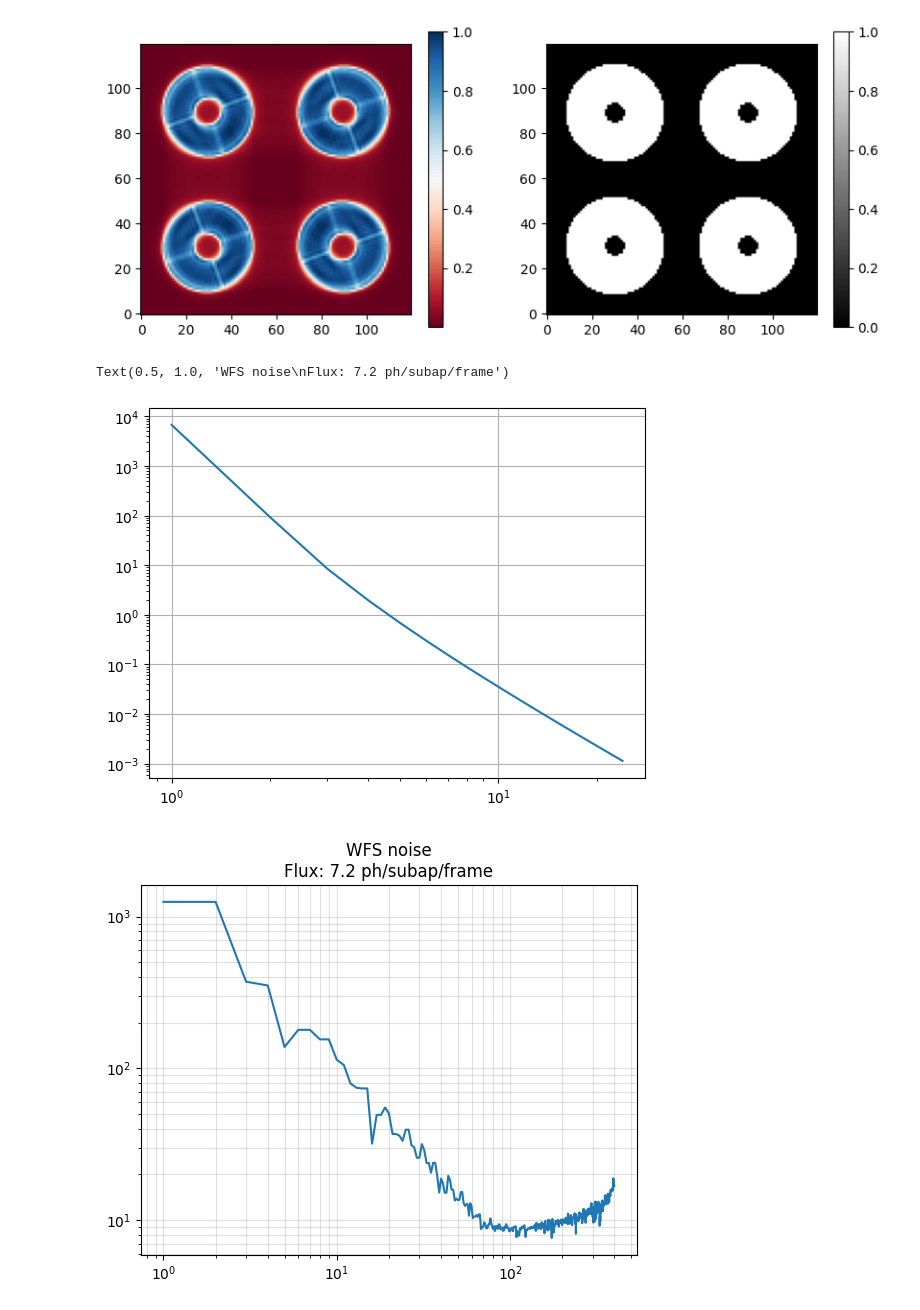
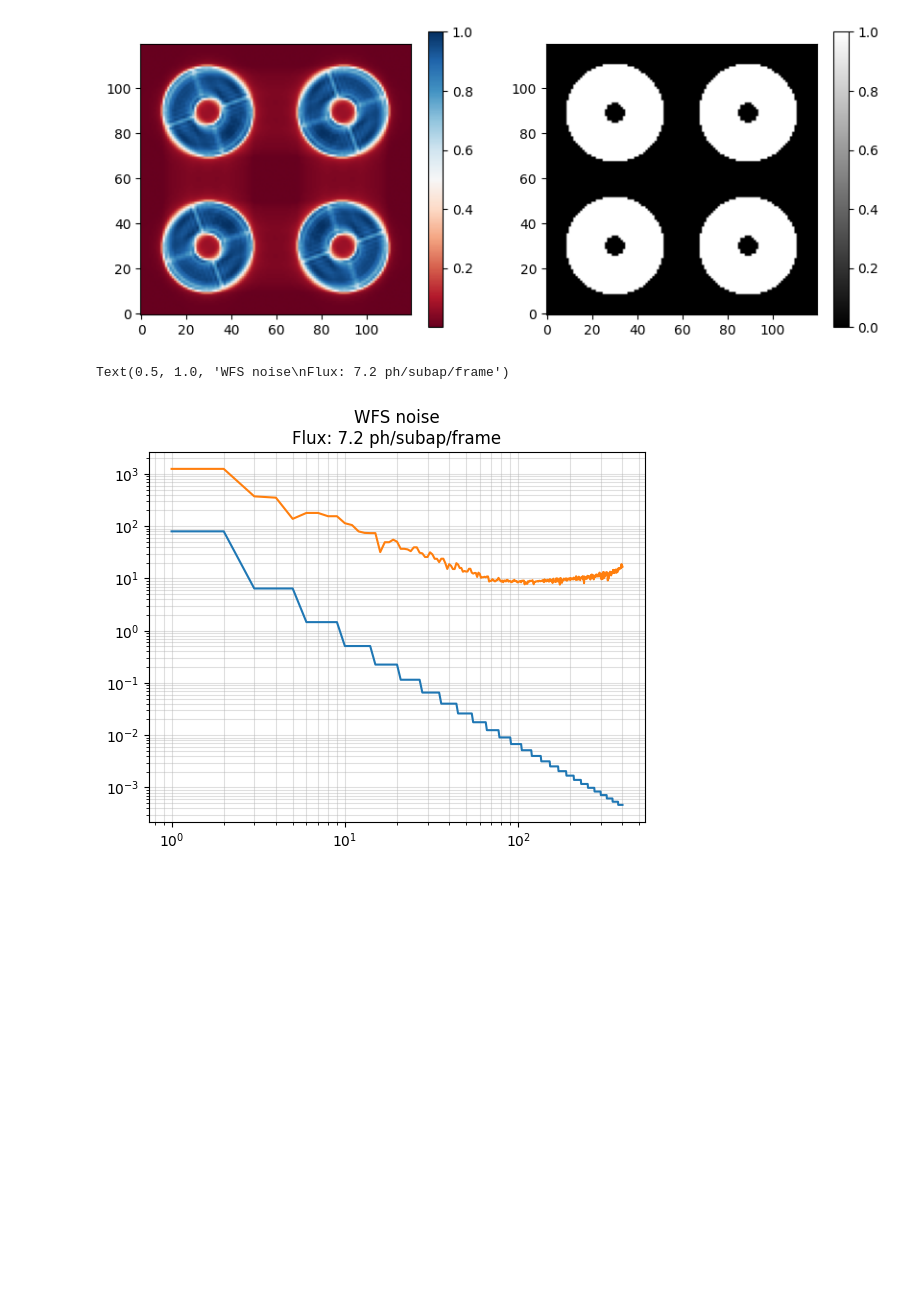
Before and after one commit to ArcetriAdaptiveOptics/SPECULA, a Jupyter notebook: config/ErrorBudget/optIIRTFs.ipynb, the cells around one changed output. Cells and saved outputs as stored; diff of their text form; code cells hidden in the pictures; blank space fills up the shorter version.

```diff
--- a/config/ErrorBudget/optIIRTFs.ipynb
+++ b/config/ErrorBudget/optIIRTFs.ipynb
@@ -201,9 +201,12 @@ def rec_noise(shot_cov,ron_cov, RON=0.5, Nphot=1e+6):
     sigma = ron_cov * RON/Nphot**2 + shot_cov / Nphot
     return sigma
 
-def von_karman_power(k,r0,L0,D):
+def von_karman_power(k,r0,L0):
     C = 0.02289558710855519
-    B = k**2 + (D/L0)**2
-    return C * (r0/D)**(-5.0/3.0) * B**(-11.0/6.0)
+    B = k**2 + (1/L0)**2
+    return C * r0**(-5.0/3.0) * B**(-11.0/6.0)
+
+def get_radial_order_vector(N:int):
+    return np.hstack([np.repeat(i,i) for i in range(2,N+1)])
 
 root_dir = '/raid1/mmenessini/calibration/EKARUS'
@@ -232,36 +238,37 @@ plt.colorbar()
 # %%
 ron_cov = rec_ron_cov(rec,frame,pyr_mask)
 shot_cov = rec_shot_cov(rec,frame,pyr_mask,sn)
+
+x = np.arange(len(ron_cov))+1
 
 mag = 5
 thrp = 0.06
 D = 1.82
 fs = 1000
 Nphot = np.pi*D**2/4 * 10**10 * 10**(-mag/2.5) * thrp * 1/fs
 wfs_noise = rec_noise(ron_cov=ron_cov,shot_cov=shot_cov,RON=0.4,Nphot=Nphot)
 
-vkp = von_karman_power(k=np.arange(24),r0=0.05,L0=25,D=1.82)
+tvec = get_radial_order_vector(28)
+tvec = tvec[:len(x)]
+vkp = von_karman_power(tvec-1,r0=0.05,L0=25)
 
 plt.figure()
-plt.loglog(np.arange(24)+1,vkp)
-plt.grid()
+plt.loglog(x,vkp)
+plt.loglog(x,wfs_noise)
+plt.grid(which='both',alpha=0.4)
+plt.title(f'WFS noise\nFlux: {Nphot/(np.sum(1-pyr_mask)/4):1.1f} ph/subap/frame')
 
 
-x = np.arange(len(ron_cov))+1
+modal_basis = fits.getdata(op.join(root_dir,'ifunc','dm468_kl_inv.fits'))
+
 
 # plt.figure(figsize=(12,4))
 # plt.subplot(1,2,1)
 # plt.loglog(x,ron_cov)
 # plt.grid(which='both',alpha=0.4)
 # plt.subplot(1,2,2)
 # plt.loglog(x,shot_cov)
 # plt.grid(which='both',alpha=0.4)
-
-plt.figure()
-plt.loglog(x,wfs_noise)
-plt.grid(which='both',alpha=0.4)
-plt.title(f'WFS noise\nFlux: {Nphot/(np.sum(1-pyr_mask)/4):1.1f} ph/subap/frame')
 # %% [output]
 Text(0.5, 1.0, 'WFS noise\nFlux: 7.2 ph/subap/frame')
-[figure, old version]
+[figure, new version]
-[figure, removed]
```
Also changed, not shown: parts of 1 cell of this notebook, 1 other file.
